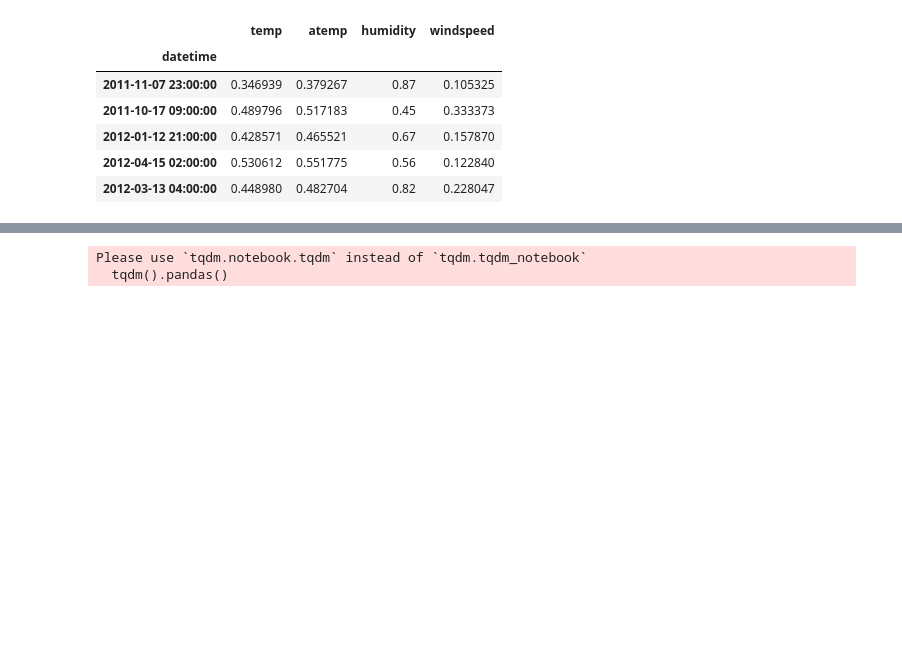
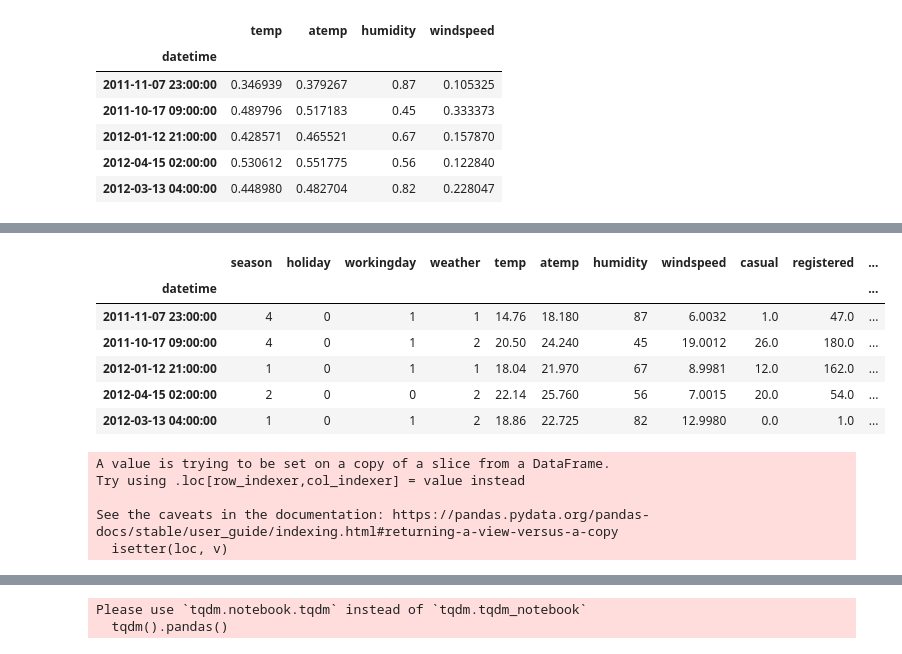
Before and after one commit to i-olivares/bike-sharing-analysis-using-LSTM, a Jupyter notebook: bike-sharing-analysis-WashingtonDC.ipynb, the cells around one changed output, grey strips where cells are left out. Drawn from its saved outputs; the diff is of its cells as text; code cells hidden in the pictures; blank space fills up the shorter version.

```diff
--- a/bike-sharing-analysis-WashingtonDC.ipynb
+++ b/bike-sharing-analysis-WashingtonDC.ipynb
@@ -383,0 +398,10 @@ tmp_train.head()
+# %%
+train.head()
+# %% [output]
+|  | season | holiday | workingday | weather | temp | atemp | humidity | windspeed | casual | registered | ... |
+| datetime |  |  |  |  |  |  |  |  |  |  | ... |
+| 2011-11-07 23:00:00 | 4 | 0 | 1 | 1 | 14.76 | 18.180 | 87 | 6.0032 | 1.0 | 47.0 | ... |
+| 2011-10-17 09:00:00 | 4 | 0 | 1 | 2 | 20.50 | 24.240 | 45 | 19.0012 | 26.0 | 180.0 | ... |
+| 2012-01-12 21:00:00 | 1 | 0 | 1 | 1 | 18.04 | 21.970 | 67 | 8.9981 | 12.0 | 162.0 | ... |
+| 2012-04-15 02:00:00 | 2 | 0 | 0 | 2 | 22.14 | 25.760 | 56 | 7.0015 | 20.0 | 54.0 | ... |
+| 2012-03-13 04:00:00 | 1 | 0 | 1 | 2 | 18.86 | 22.725 | 82 | 12.9980 | 0.0 | 1.0 | ... |
@@ -384,3 +412,9 @@ tmp_train.head()
 # %%
-train.iloc[:,4:8] = tmp_train[num_colu].to_numpy()
-test.iloc[:,4:8] = tmp_test[num_colu].to_numpy()
+train.iloc[:,4:8] = tmp_train.iloc[:,0:4]
+test.iloc[:,4:8] = tmp_test.iloc[:,0:4]
+# %% [output]
+A value is trying to be set on a copy of a slice from a DataFrame.
+Try using .loc[row_indexer,col_indexer] = value instead
+
+See the caveats in the documentation: https://pandas.pydata.org/pandas-docs/stable/user_guide/indexing.html#returning-a-view-versus-a-copy
+  isetter(loc, v)
```
Also changed, not shown: parts of 16 cells of this notebook.
